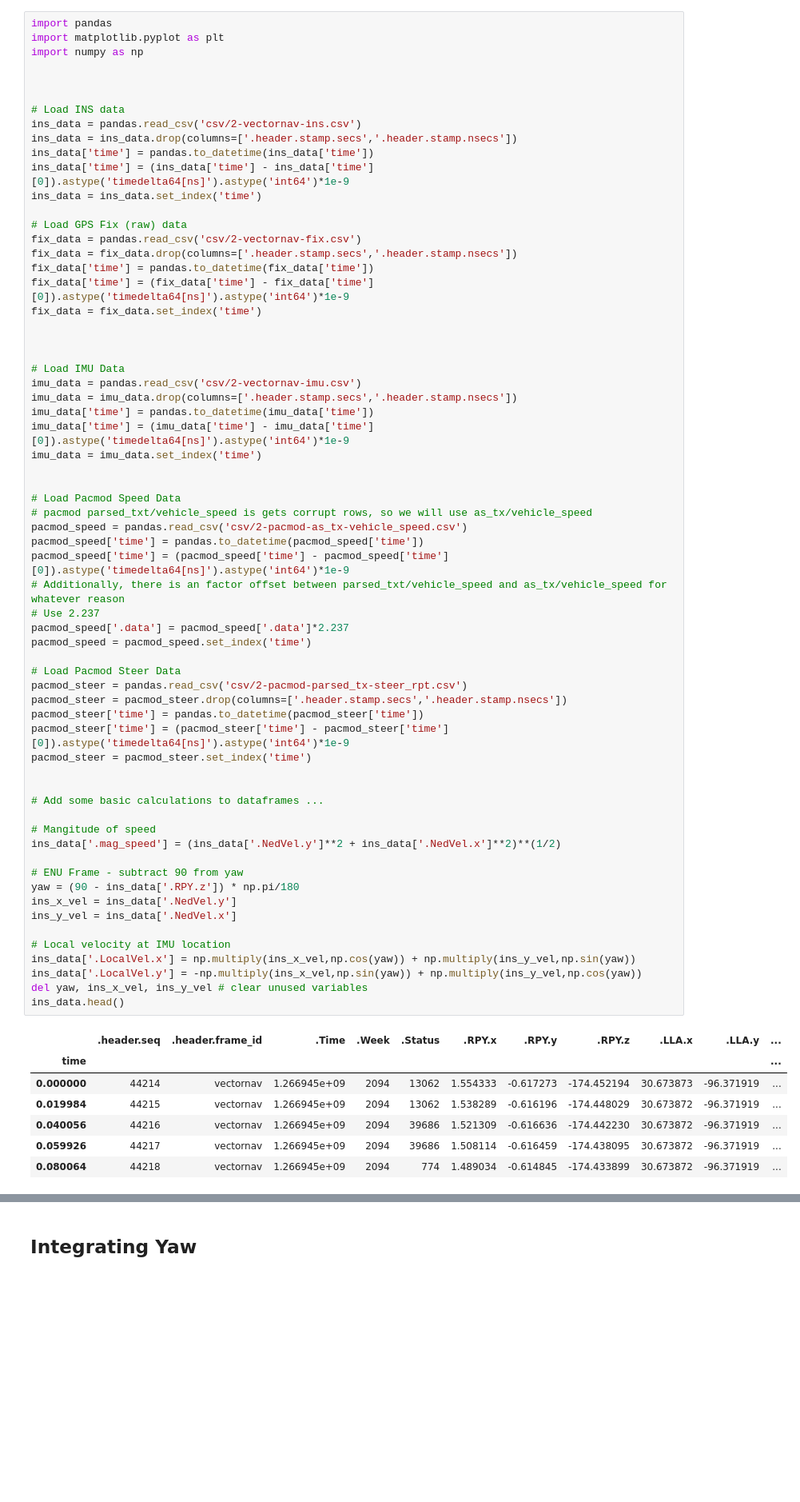
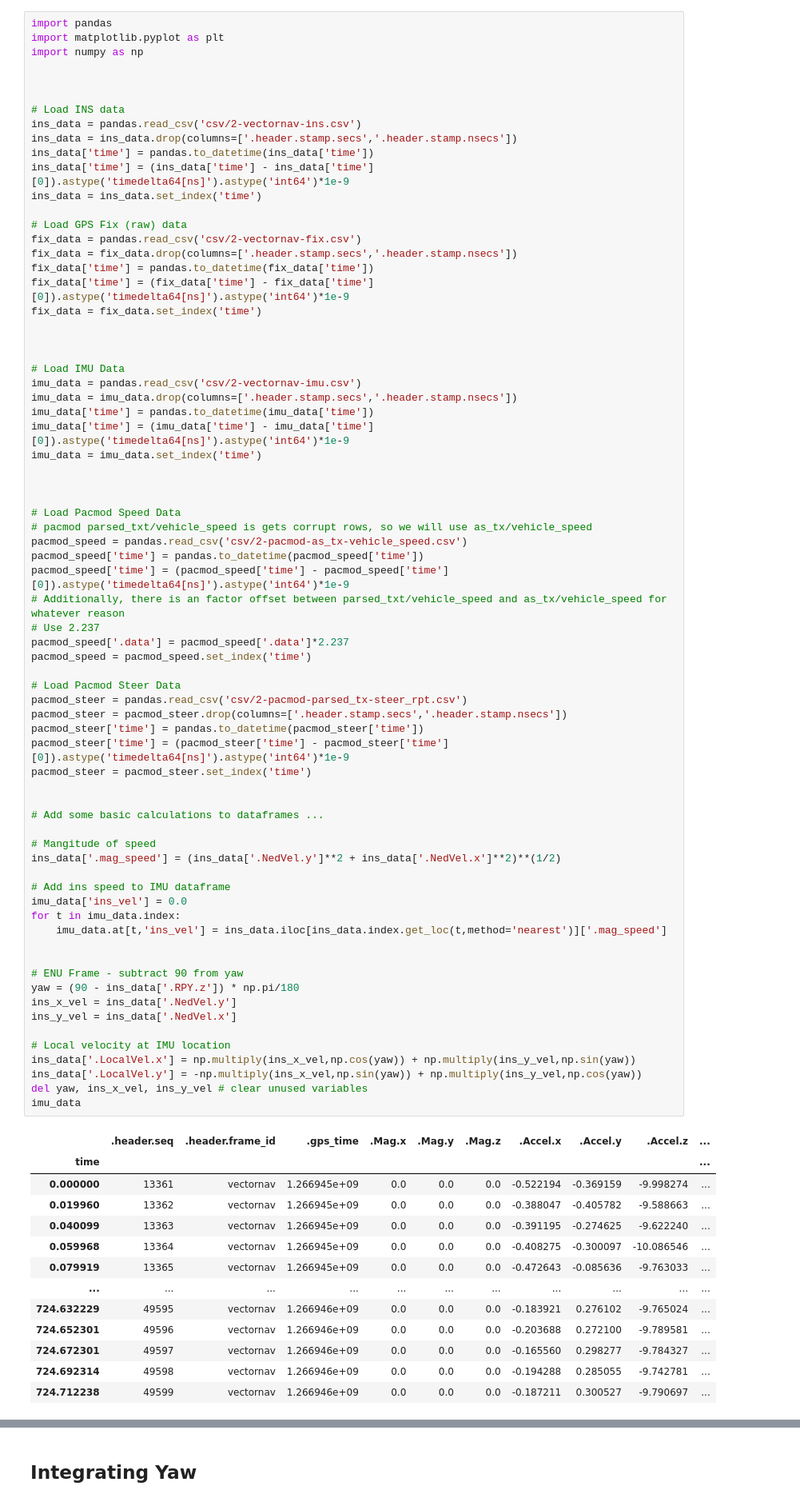
Before and after one commit to amirx96/golfcart-gps-odom-ekf, a Jupyter notebook: Notebooks/GPS & Pacmod Analysis/IMU Analysis-2.ipynb, the cells around one changed output, grey strips where cells are left out. Shown: that part at 80% size. Cells and saved outputs as stored; diff of their text form; blank space fills up the shorter version.

```diff
--- a/Notebooks/GPS & Pacmod Analysis/IMU Analysis-2.ipynb
+++ b/Notebooks/GPS & Pacmod Analysis/IMU Analysis-2.ipynb
@@ -29,44 +29,57 @@ imu_data['time'] = (imu_data['time'] - imu_data['time'][0]).astype('timedelta64[
 imu_data = imu_data.set_index('time')
 
 
+
 # Load Pacmod Speed Data
 # pacmod parsed_txt/vehicle_speed is gets corrupt rows, so we will use as_tx/vehicle_speed
 pacmod_speed = pandas.read_csv('csv/2-pacmod-as_tx-vehicle_speed.csv')
 pacmod_speed['time'] = pandas.to_datetime(pacmod_speed['time'])
 pacmod_speed['time'] = (pacmod_speed['time'] - pacmod_speed['time'][0]).astype('timedelta64[ns]').astype('int64')*1e-9
 # Additionally, there is an factor offset between parsed_txt/vehicle_speed and as_tx/vehicle_speed for whatever reason
 # Use 2.237
 pacmod_speed['.data'] = pacmod_speed['.data']*2.237
 pacmod_speed = pacmod_speed.set_index('time')
 
 # Load Pacmod Steer Data
 pacmod_steer = pandas.read_csv('csv/2-pacmod-parsed_tx-steer_rpt.csv')
 pacmod_steer = pacmod_steer.drop(columns=['.header.stamp.secs','.header.stamp.nsecs'])
 pacmod_steer['time'] = pandas.to_datetime(pacmod_steer['time'])
 pacmod_steer['time'] = (pacmod_steer['time'] - pacmod_steer['time'][0]).astype('timedelta64[ns]').astype('int64')*1e-9
 pacmod_steer = pacmod_steer.set_index('time')
 
 
 # Add some basic calculations to dataframes ...
 
 # Mangitude of speed
 ins_data['.mag_speed'] = (ins_data['.NedVel.y']**2 + ins_data['.NedVel.x']**2)**(1/2)
 
+# Add ins speed to IMU dataframe
+imu_data['ins_vel'] = 0.0
+for t in imu_data.index:
+    imu_data.at[t,'ins_vel'] = ins_data.iloc[ins_data.index.get_loc(t,method='nearest')]['.mag_speed']
+
+
 # ENU Frame - subtract 90 from yaw
 yaw = (90 - ins_data['.RPY.z']) * np.pi/180
 ins_x_vel = ins_data['.NedVel.y']
 ins_y_vel = ins_data['.NedVel.x']
 
 # Local velocity at IMU location
 ins_data['.LocalVel.x'] = np.multiply(ins_x_vel,np.cos(yaw)) + np.multiply(ins_y_vel,np.sin(yaw))
 ins_data['.LocalVel.y'] = -np.multiply(ins_x_vel,np.sin(yaw)) + np.multiply(ins_y_vel,np.cos(yaw))
 del yaw, ins_x_vel, ins_y_vel # clear unused variables
-ins_data.head()
+imu_data
 # %% [output]
-|  | .header.seq | .header.frame_id | .Time | .Week | .Status | .RPY.x | .RPY.y | .RPY.z | .LLA.x | .LLA.y | ... |
-| time |  |  |  |  |  |  |  |  |  |  | ... |
-| 0.000000 | 44214 | vectornav | 1.266945e+09 | 2094 | 13062 | 1.554333 | -0.617273 | -174.452194 | 30.673873 | -96.371919 | ... |
-| 0.019984 | 44215 | vectornav | 1.266945e+09 | 2094 | 13062 | 1.538289 | -0.616196 | -174.448029 | 30.673872 | -96.371919 | ... |
-| 0.040056 | 44216 | vectornav | 1.266945e+09 | 2094 | 39686 | 1.521309 | -0.616636 | -174.442230 | 30.673872 | -96.371919 | ... |
-| 0.059926 | 44217 | vectornav | 1.266945e+09 | 2094 | 39686 | 1.508114 | -0.616459 | -174.438095 | 30.673872 | -96.371919 | ... |
-| 0.080064 | 44218 | vectornav | 1.266945e+09 | 2094 | 774 | 1.489034 | -0.614845 | -174.433899 | 30.673872 | -96.371919 | ... |
+|  | .header.seq | .header.frame_id | .gps_time | .Mag.x | .Mag.y | .Mag.z | .Accel.x | .Accel.y | .Accel.z | ... |
+| time |  |  |  |  |  |  |  |  |  | ... |
+| 0.000000 | 13361 | vectornav | 1.266945e+09 | 0.0 | 0.0 | 0.0 | -0.522194 | -0.369159 | -9.998274 | ... |
+| 0.019960 | 13362 | vectornav | 1.266945e+09 | 0.0 | 0.0 | 0.0 | -0.388047 | -0.405782 | -9.588663 | ... |
+| 0.040099 | 13363 | vectornav | 1.266945e+09 | 0.0 | 0.0 | 0.0 | -0.391195 | -0.274625 | -9.622240 | ... |
+| 0.059968 | 13364 | vectornav | 1.266945e+09 | 0.0 | 0.0 | 0.0 | -0.408275 | -0.300097 | -10.086546 | ... |
+| 0.079919 | 13365 | vectornav | 1.266945e+09 | 0.0 | 0.0 | 0.0 | -0.472643 | -0.085636 | -9.763033 | ... |
+| ... | ... | ... | ... | ... | ... | ... | ... | ... | ... | ... |
+| 724.632229 | 49595 | vectornav | 1.266946e+09 | 0.0 | 0.0 | 0.0 | -0.183921 | 0.276102 | -9.765024 | ... |
+| 724.652301 | 49596 | vectornav | 1.266946e+09 | 0.0 | 0.0 | 0.0 | -0.203688 | 0.272100 | -9.789581 | ... |
+| 724.672301 | 49597 | vectornav | 1.266946e+09 | 0.0 | 0.0 | 0.0 | -0.165560 | 0.298277 | -9.784327 | ... |
+| 724.692314 | 49598 | vectornav | 1.266946e+09 | 0.0 | 0.0 | 0.0 | -0.194288 | 0.285055 | -9.742781 | ... |
+| 724.712238 | 49599 | vectornav | 1.266946e+09 | 0.0 | 0.0 | 0.0 | -0.187211 | 0.300527 | -9.790697 | ... |
```
Also changed, not shown: parts of 11 cells of this notebook.
